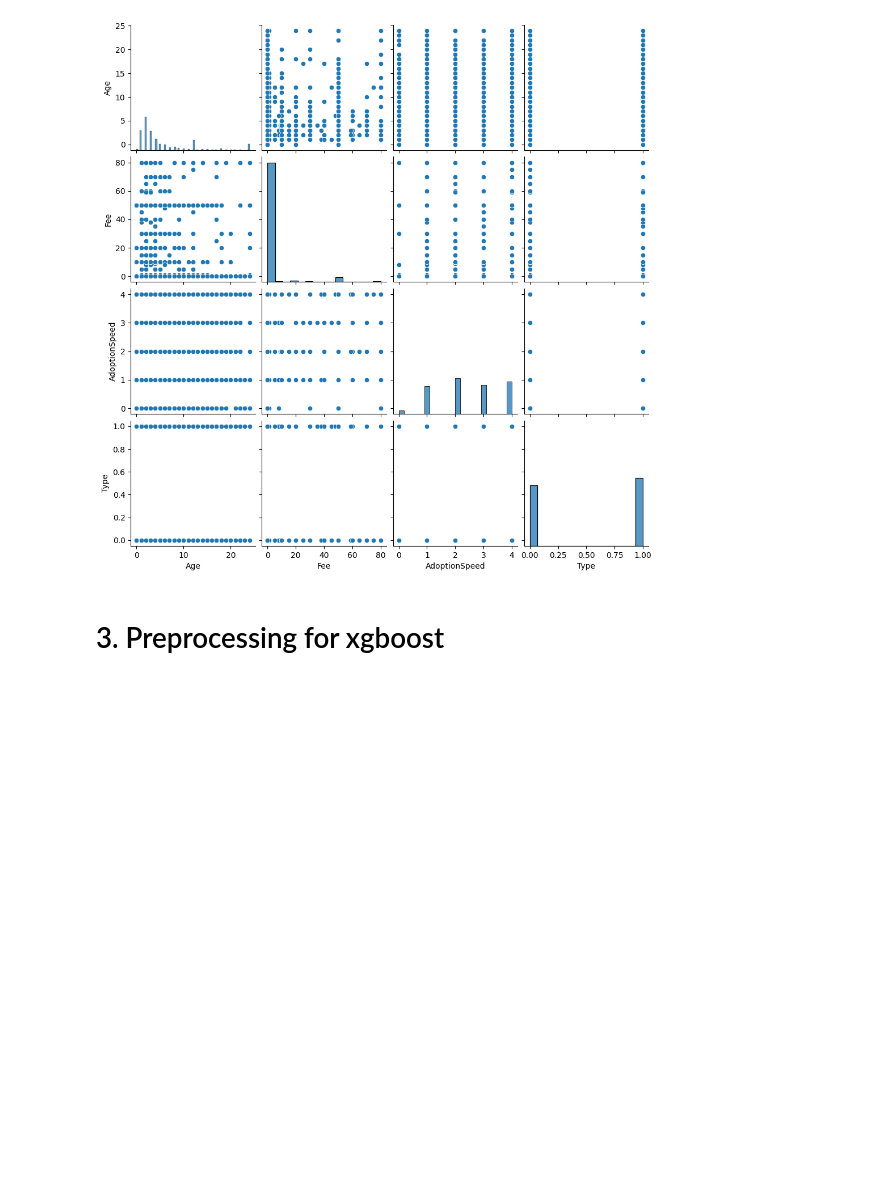
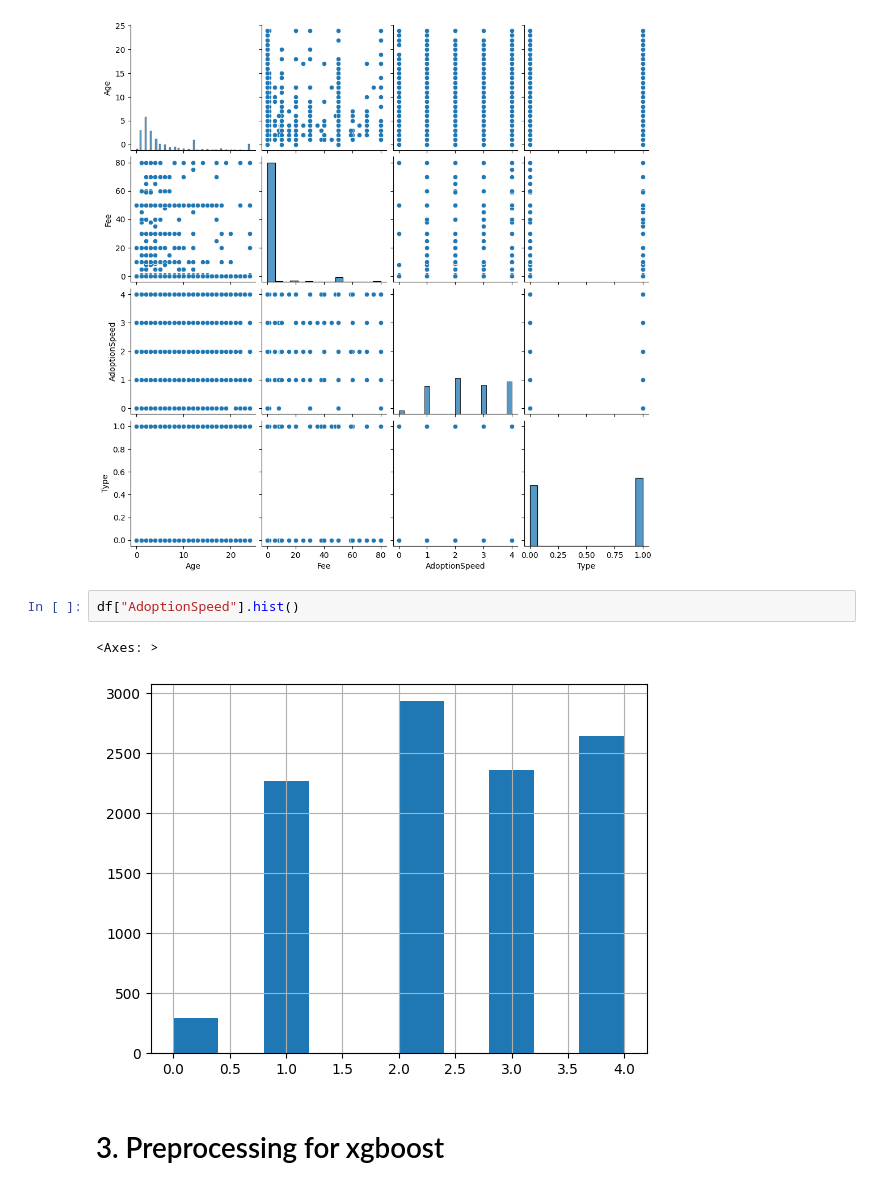
Before and after one commit to Kearskill/meow, a Jupyter notebook: XGBoost.ipynb, the cells around one changed output. Cells and saved outputs as stored; diff of their text form; blank space fills up the shorter version.

```diff
--- a/XGBoost.ipynb
+++ b/XGBoost.ipynb
@@ -236,6 +230,11 @@ sns.pairplot(df[selected_columns])
 plt.show()
 # %% [output]
 [figure]
+# %%
+df["AdoptionSpeed"].hist()
+# %% [output]
+<Axes: >
+[figure, added]
 # %% [markdown]
 # 3. Preprocessing for xgboost
 # %%
```
Also changed, not shown: parts of 2 cells of this notebook.
